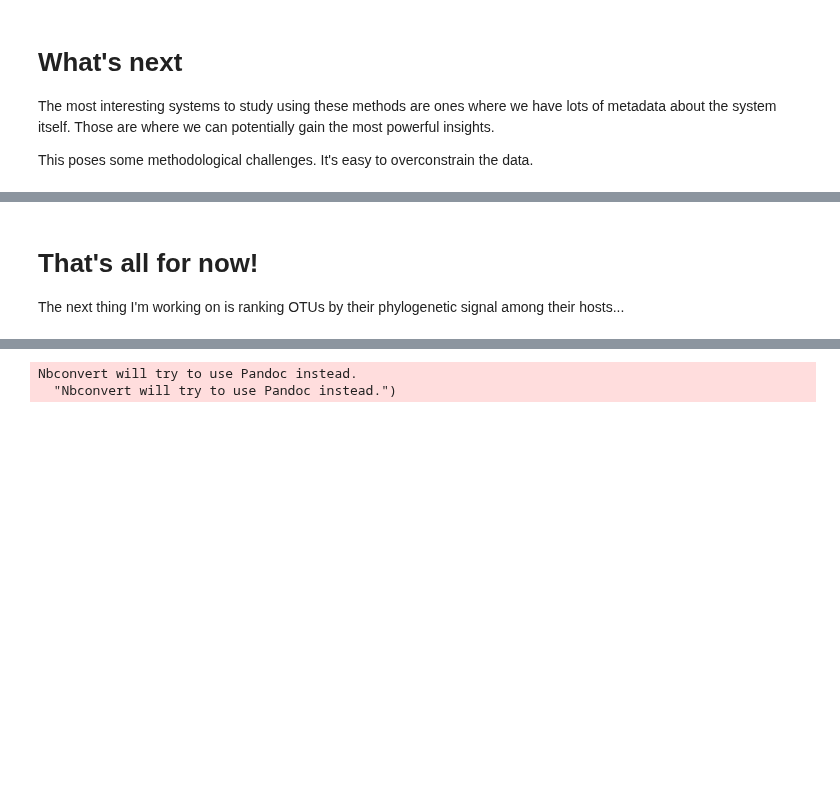
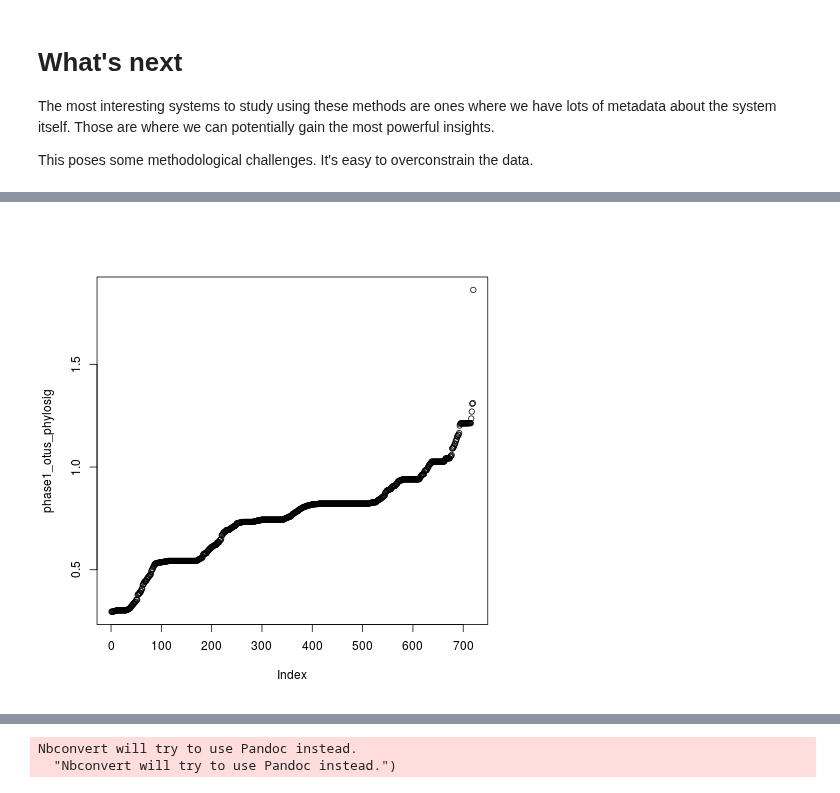
Before and after one commit to ryneches/fishpoo, a Jupyter notebook: fishpoo.ipynb, the cells around one changed output, grey strips where cells are left out. Saved outputs shown, nothing was run; the diff lists cells and outputs as text; code cells hidden in the pictures; blank space fills up the shorter version.

```diff
--- a/fishpoo.ipynb
+++ b/fishpoo.ipynb
@@ -521,6 +486,7 @@ Cumulative Proportion   1.000000e+00  1.000000e+00  1.000000e+00
 # stochastic character mapping
 
 library("phytools")
+phase1_otus <- read.table( file="fishpoo_phase1_otus_vs_host.csv", sep=',')
 
 # use make.simmap() for categorical data : http://www.inside-r.org/packages/cran/phytools/docs/make.simmap
 # use contMap() for continious data : http://www.inside-r.org/node/166056
@@ -570,5 +532,13 @@ data.
-# %% [markdown]
-# That's all for now!
-
-The next thing I'm working on is ranking OTUs by their phylogenetic signal
-among their hosts...
+# %%
+%%R
+
+# test each OTU for phylogenetic signal using K statistic. Summary of
+# interpreatation here:
+# http://blog.phytools.org/2012/03/phylogenetic-signal-with-k-and.html
+
+#phylosig( rabosky_trimmed, as.matrix(phase1_otus)[,"X839235"] )
+phase1_otus_phylosig <- sort(apply( data.frame(phase1_otus), 2, function(x) phylosig( rabosky_trimmed, x ) ))
+
+plot(phase1_otus_phylosig)
+# %% [output]
+[figure, added]
```
Also changed, not shown: parts of 14 cells of this notebook.
